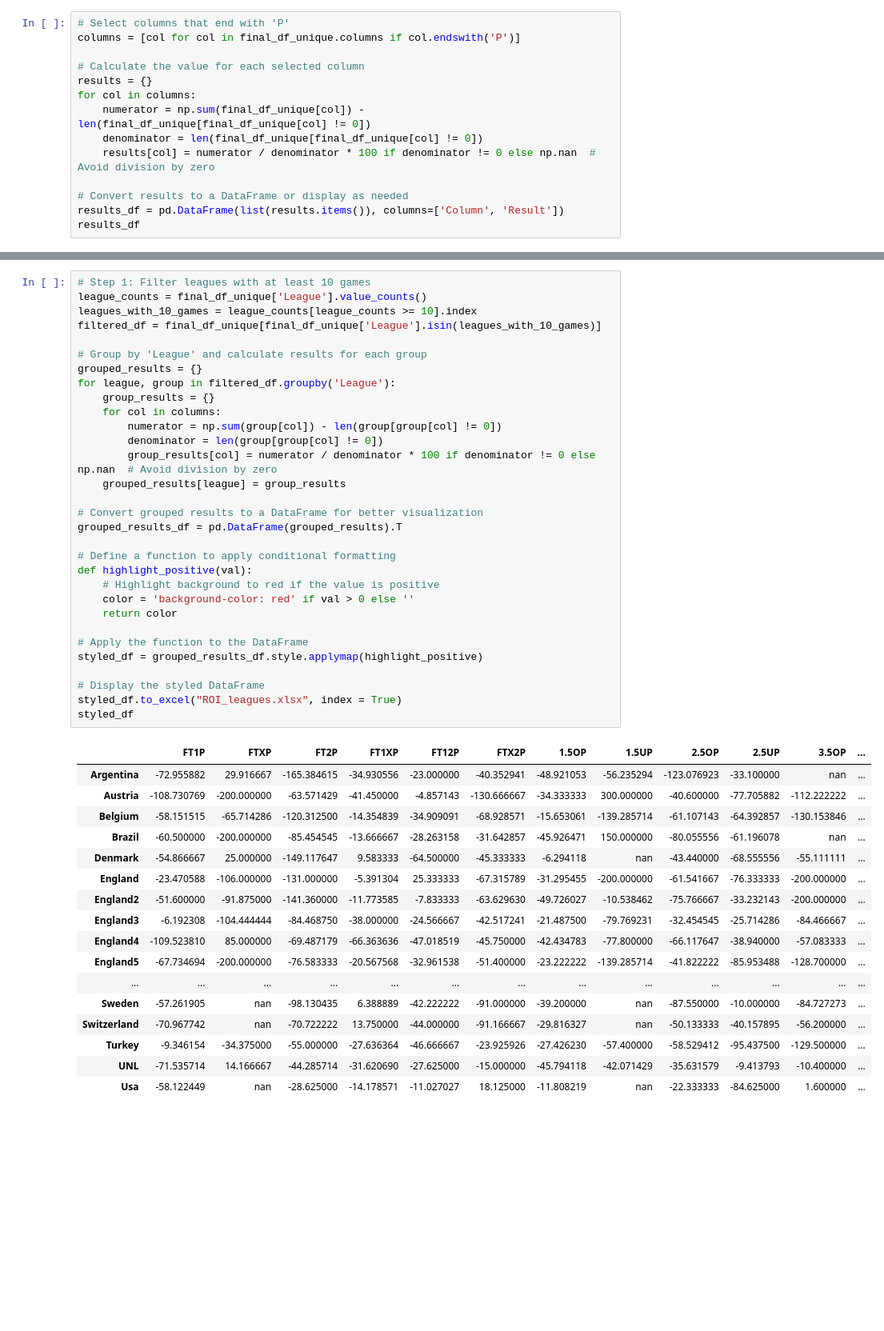
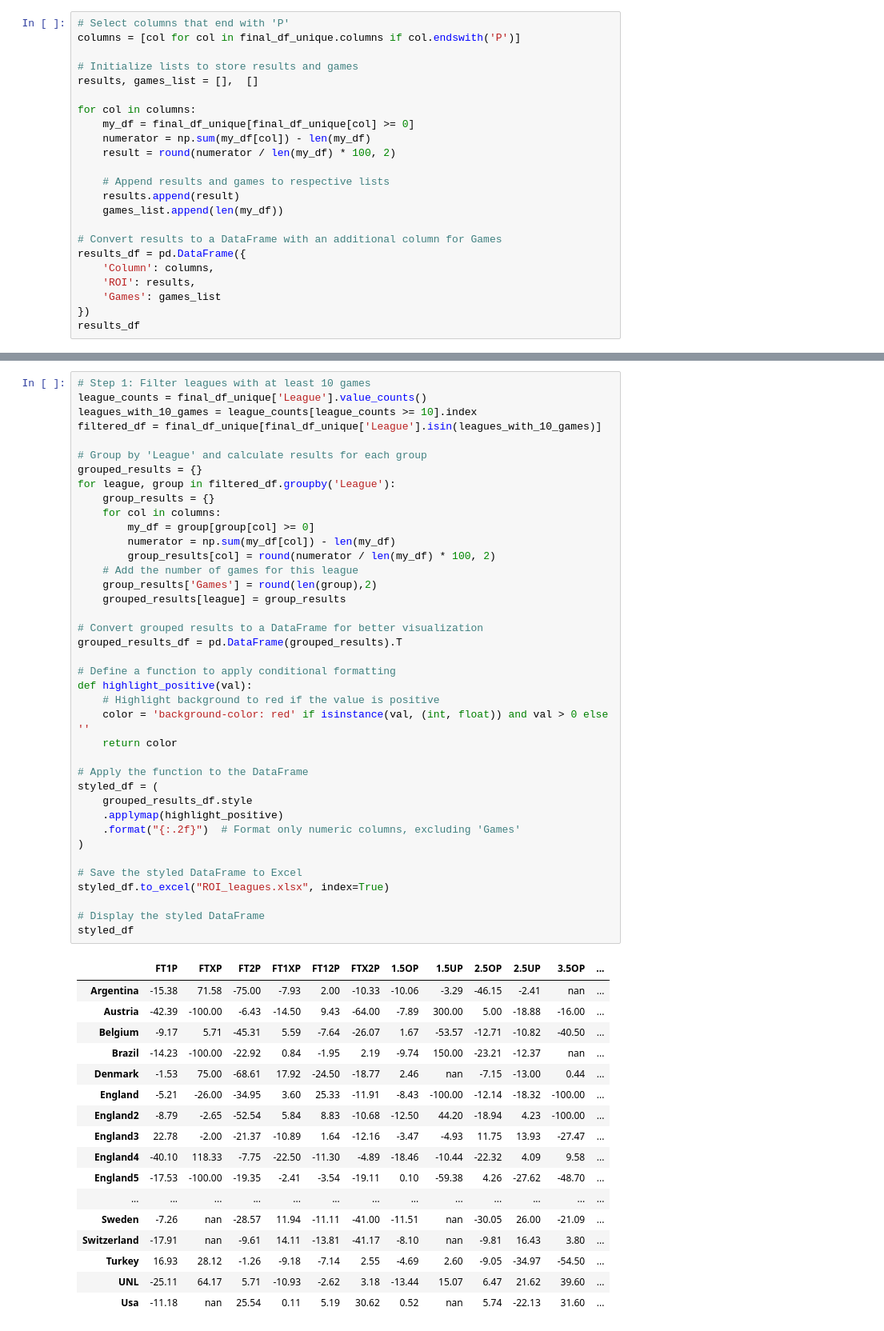
Before and after one commit to musayevf/Dixon_Coles_2025, a Jupyter notebook: Comparer.ipynb, the cells around one changed output, grey strips where cells are left out. Shown at 80% size. Drawn from its saved outputs; the diff is of its cells as text; blank space fills up the shorter version.

Commit message:
comparer checks threshold values now

```diff
--- a/Comparer.ipynb
+++ b/Comparer.ipynb
@@ -506,14 +507,23 @@ Games Found:  1878
 # Select columns that end with 'P'
 columns = [col for col in final_df_unique.columns if col.endswith('P')]
 
-# Calculate the value for each selected column
-results = {}
+# Initialize lists to store results and games
+results, games_list = [],  []
+
 for col in columns:
-    numerator = np.sum(final_df_unique[col]) - len(final_df_unique[final_df_unique[col] != 0])
-    denominator = len(final_df_unique[final_df_unique[col] != 0])
-    results[col] = numerator / denominator * 100 if denominator != 0 else np.nan  # Avoid division by zero
+    my_df = final_df_unique[final_df_unique[col] >= 0]
+    numerator = np.sum(my_df[col]) - len(my_df)
+    result = round(numerator / len(my_df) * 100, 2)
 
-# Convert results to a DataFrame or display as needed
-results_df = pd.DataFrame(list(results.items()), columns=['Column', 'Result'])
+    # Append results and games to respective lists
+    results.append(result)
+    games_list.append(len(my_df))
+
+# Convert results to a DataFrame with an additional column for Games
+results_df = pd.DataFrame({
+    'Column': columns,
+    'ROI': results,
+    'Games': games_list
+})
 results_df
 # %% [output]
@@ -539,49 +549,57 @@ results_df
 # %%
 # Step 1: Filter leagues with at least 10 games
 league_counts = final_df_unique['League'].value_counts()
 leagues_with_10_games = league_counts[league_counts >= 10].index
 filtered_df = final_df_unique[final_df_unique['League'].isin(leagues_with_10_games)]
 
 # Group by 'League' and calculate results for each group
 grouped_results = {}
 for league, group in filtered_df.groupby('League'):
     group_results = {}
     for col in columns:
-        numerator = np.sum(group[col]) - len(group[group[col] != 0])
-        denominator = len(group[group[col] != 0])
-        group_results[col] = numerator / denominator * 100 if denominator != 0 else np.nan  # Avoid division by zero
+        my_df = group[group[col] >= 0]
+        numerator = np.sum(my_df[col]) - len(my_df)
+        group_results[col] = round(numerator / len(my_df) * 100, 2)
+    # Add the number of games for this league
+    group_results['Games'] = round(len(group),2)
     grouped_results[league] = group_results
 
 # Convert grouped results to a DataFrame for better visualization
 grouped_results_df = pd.DataFrame(grouped_results).T
 
 # Define a function to apply conditional formatting
 def highlight_positive(val):
     # Highlight background to red if the value is positive
-    color = 'background-color: red' if val > 0 else ''
+    color = 'background-color: red' if isinstance(val, (int, float)) and val > 0 else ''
     return color
 
 # Apply the function to the DataFrame
-styled_df = grouped_results_df.style.applymap(highlight_positive)
+styled_df = (
+    grouped_results_df.style
+    .applymap(highlight_positive)
+    .format("{:.2f}")  # Format only numeric columns, excluding 'Games'
+)
+
+# Save the styled DataFrame to Excel
+styled_df.to_excel("ROI_leagues.xlsx", index=True)
 
 # Display the styled DataFrame
-styled_df.to_excel("ROI_leagues.xlsx", index = True)
 styled_df
 # %% [output]
 |  | FT1P | FTXP | FT2P | FT1XP | FT12P | FTX2P | 1.5OP | 1.5UP | 2.5OP | 2.5UP | 3.5OP | ... |
-| Argentina | -72.955882 | 29.916667 | -165.384615 | -34.930556 | -23.000000 | -40.352941 | -48.921053 | -56.235294 | -123.076923 | -33.100000 | nan | ... |
-| Austria | -108.730769 | -200.000000 | -63.571429 | -41.450000 | -4.857143 | -130.666667 | -34.333333 | 300.000000 | -40.600000 | -77.705882 | -112.222222 | ... |
-| Belgium | -58.151515 | -65.714286 | -120.312500 | -14.354839 | -34.909091 | -68.928571 | -15.653061 | -139.285714 | -61.107143 | -64.392857 | -130.153846 | ... |
-| Brazil | -60.500000 | -200.000000 | -85.454545 | -13.666667 | -28.263158 | -31.642857 | -45.926471 | 150.000000 | -80.055556 | -61.196078 | nan | ... |
-| Denmark | -54.866667 | 25.000000 | -149.117647 | 9.583333 | -64.500000 | -45.333333 | -6.294118 | nan | -43.440000 | -68.555556 | -55.111111 | ... |
-| England | -23.470588 | -106.000000 | -131.000000 | -5.391304 | 25.333333 | -67.315789 | -31.295455 | -200.000000 | -61.541667 | -76.333333 | -200.000000 | ... |
-| England2 | -51.600000 | -91.875000 | -141.360000 | -11.773585 | -7.833333 | -63.629630 | -49.726027 | -10.538462 | -75.766667 | -33.232143 | -200.000000 | ... |
-| England3 | -6.192308 | -104.444444 | -84.468750 | -38.000000 | -24.566667 | -42.517241 | -21.487500 | -79.769231 | -32.454545 | -25.714286 | -84.466667 | ... |
-| England4 | -109.523810 | 85.000000 | -69.487179 | -66.363636 | -47.018519 | -45.750000 | -42.434783 | -77.800000 | -66.117647 | -38.940000 | -57.083333 | ... |
-| England5 | -67.734694 | -200.000000 | -76.583333 | -20.567568 | -32.961538 | -51.400000 | -23.222222 | -139.285714 | -41.822222 | -85.953488 | -128.700000 | ... |
+| Argentina | -15.38 | 71.58 | -75.00 | -7.93 | 2.00 | -10.33 | -10.06 | -3.29 | -46.15 | -2.41 | nan | ... |
+| Austria | -42.39 | -100.00 | -6.43 | -14.50 | 9.43 | -64.00 | -7.89 | 300.00 | 5.00 | -18.88 | -16.00 | ... |
+| Belgium | -9.17 | 5.71 | -45.31 | 5.59 | -7.64 | -26.07 | 1.67 | -53.57 | -12.71 | -10.82 | -40.50 | ... |
+| Brazil | -14.23 | -100.00 | -22.92 | 0.84 | -1.95 | 2.19 | -9.74 | 150.00 | -23.21 | -12.37 | nan | ... |
+| Denmark | -1.53 | 75.00 | -68.61 | 17.92 | -24.50 | -18.77 | 2.46 | nan | -7.15 | -13.00 | 0.44 | ... |
+| England | -5.21 | -26.00 | -34.95 | 3.60 | 25.33 | -11.91 | -8.43 | -100.00 | -12.14 | -18.32 | -100.00 | ... |
+| England2 | -8.79 | -2.65 | -52.54 | 5.84 | 8.83 | -10.68 | -12.50 | 44.20 | -18.94 | 4.23 | -100.00 | ... |
+| England3 | 22.78 | -2.00 | -21.37 | -10.89 | 1.64 | -12.16 | -3.47 | -4.93 | 11.75 | 13.93 | -27.47 | ... |
+| England4 | -40.10 | 118.33 | -7.75 | -22.50 | -11.30 | -4.89 | -18.46 | -10.44 | -22.32 | 4.09 | 9.58 | ... |
+| England5 | -17.53 | -100.00 | -19.35 | -2.41 | -3.54 | -19.11 | 0.10 | -59.38 | 4.26 | -27.62 | -48.70 | ... |
 | ... | ... | ... | ... | ... | ... | ... | ... | ... | ... | ... | ... | ... |
-| Sweden | -57.261905 | nan | -98.130435 | 6.388889 | -42.222222 | -91.000000 | -39.200000 | nan | -87.550000 | -10.000000 | -84.727273 | ... |
-| Switzerland | -70.967742 | nan | -70.722222 | 13.750000 | -44.000000 | -91.166667 | -29.816327 | nan | -50.133333 | -40.157895 | -56.200000 | ... |
-| Turkey | -9.346154 | -34.375000 | -55.000000 | -27.636364 | -46.666667 | -23.925926 | -27.426230 | -57.400000 | -58.529412 | -95.437500 | -129.500000 | ... |
-| UNL | -71.535714 | 14.166667 | -44.285714 | -31.620690 | -27.625000 | -15.000000 | -45.794118 | -42.071429 | -35.631579 | -9.413793 | -10.400000 | ... |
-| Usa | -58.122449 | nan | -28.625000 | -14.178571 | -11.027027 | 18.125000 | -11.808219 | nan | -22.333333 | -84.625000 | 1.600000 | ... |
+| Sweden | -7.26 | nan | -28.57 | 11.94 | -11.11 | -41.00 | -11.51 | nan | -30.05 | 26.00 | -21.09 | ... |
+| Switzerland | -17.91 | nan | -9.61 | 14.11 | -13.81 | -41.17 | -8.10 | nan | -9.81 | 16.43 | 3.80 | ... |
+| Turkey | 16.93 | 28.12 | -1.26 | -9.18 | -7.14 | 2.55 | -4.69 | 2.60 | -9.05 | -34.97 | -54.50 | ... |
+| UNL | -25.11 | 64.17 | 5.71 | -10.93 | -2.62 | 3.18 | -13.44 | 15.07 | 6.47 | 21.62 | 39.60 | ... |
+| Usa | -11.18 | nan | 25.54 | 0.11 | 5.19 | 30.62 | 0.52 | nan | 5.74 | -22.13 | 31.60 | ... |
```
Also changed, not shown: parts of 9 cells of this notebook, 10 other files.
